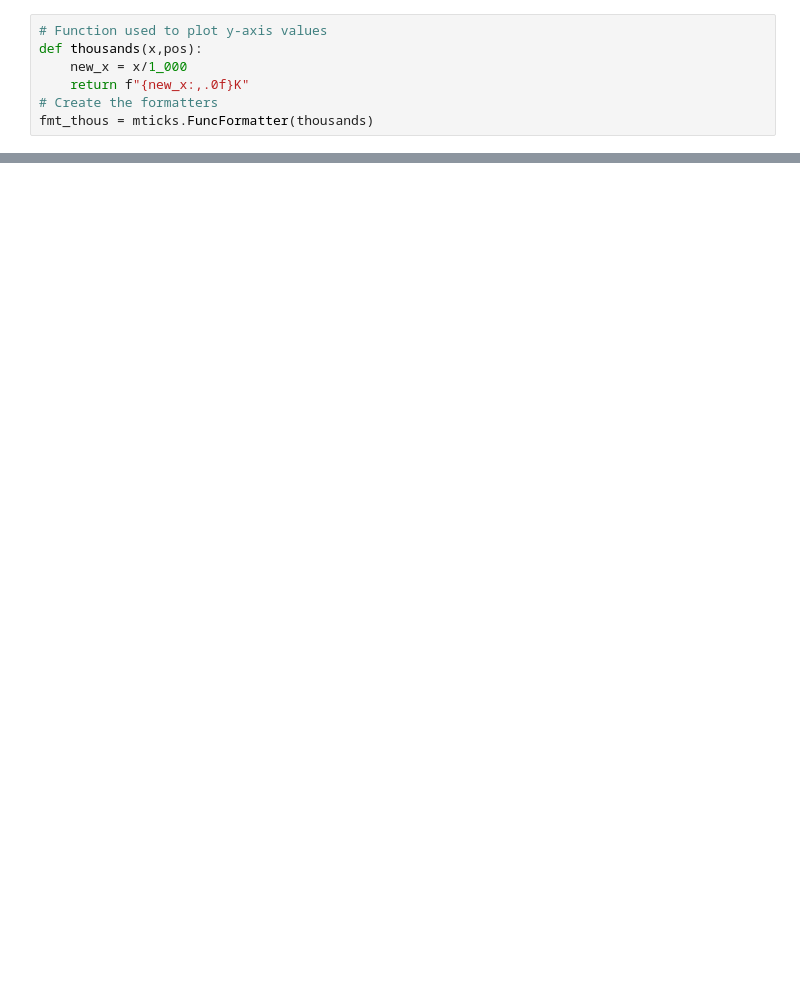
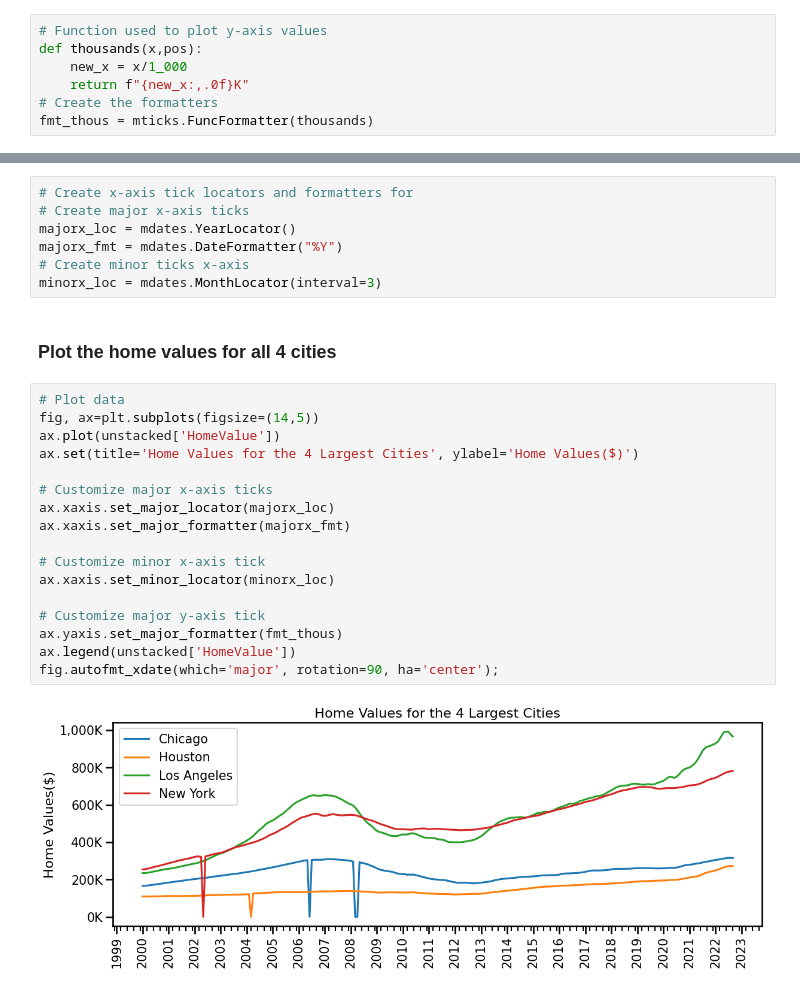
Before and after one commit to Jalicia-Harris/-Core--Preparing-Time-Series-from-Wide-Form-Data, a Jupyter notebook: Preparing Time Series from Wide-Form Data.ipynb, the cells around one changed output, grey strips where cells are left out. Drawn from its saved outputs; the diff is of its cells as text; blank space fills up the shorter version.

```diff
--- a/Preparing Time Series from Wide-Form Data.ipynb
+++ b/Preparing Time Series from Wide-Form Data.ipynb
@@ -275,0 +239,28 @@ def format_xdates(ax, fig=None, xtick_fontweight='bold',
+# %%
+# Create x-axis tick locators and formatters for
+# Create major x-axis ticks
+majorx_loc = mdates.YearLocator()
+majorx_fmt = mdates.DateFormatter("%Y")
+# Create minor ticks x-axis
+minorx_loc = mdates.MonthLocator(interval=3)
+# %% [markdown]
+### Plot the home values for all 4 cities
+# %%
+# Plot data
+fig, ax=plt.subplots(figsize=(14,5))
+ax.plot(unstacked['HomeValue'])
+ax.set(title='Home Values for the 4 Largest Cities', ylabel='Home Values($)')
+
+# Customize major x-axis ticks
+ax.xaxis.set_major_locator(majorx_loc)
+ax.xaxis.set_major_formatter(majorx_fmt)
+
+# Customize minor x-axis tick
+ax.xaxis.set_minor_locator(minorx_loc)
+
+# Customize major y-axis tick
+ax.yaxis.set_major_formatter(fmt_thous)
+ax.legend(unstacked['HomeValue'])
+fig.autofmt_xdate(which='major', rotation=90, ha='center');
+# %% [output]
+[figure, added]
```
Also changed, not shown: parts of 19 cells of this notebook.
